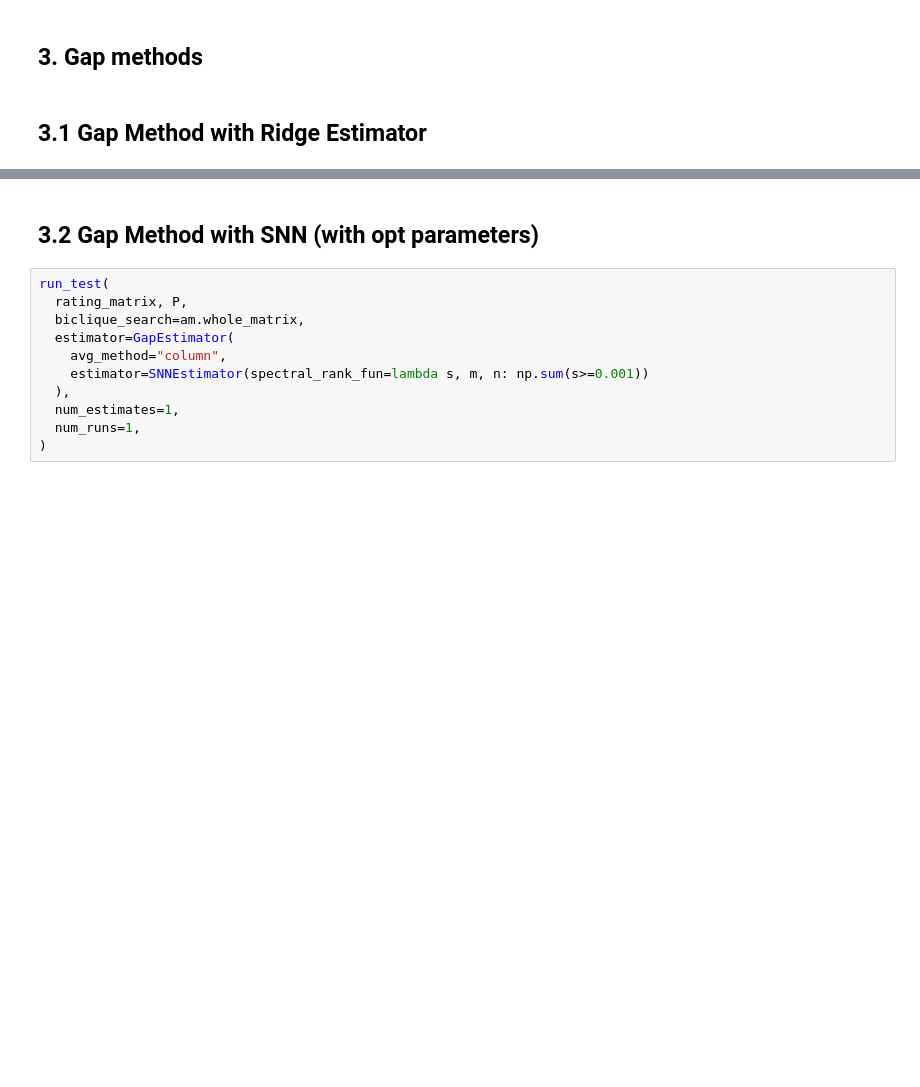
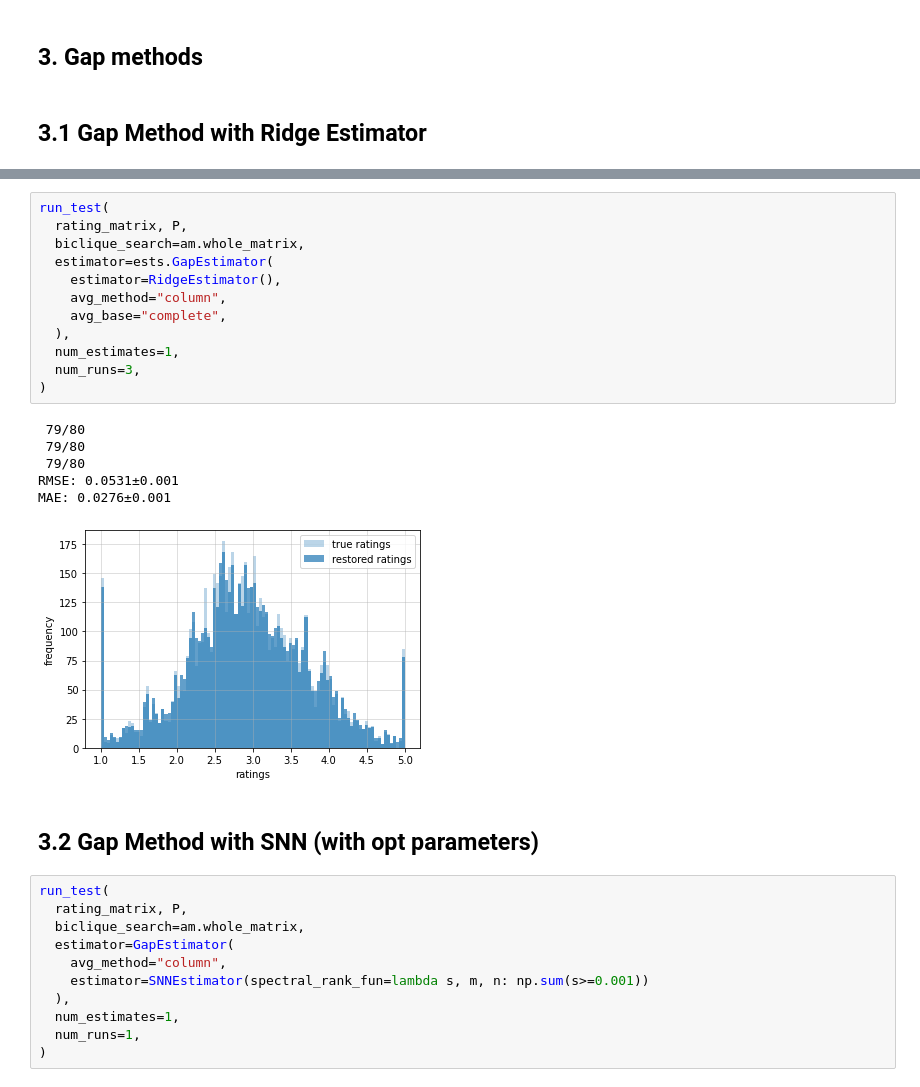
Before and after one commit to florianjuengermann/on-causal-matrix-completion, a Jupyter notebook: multi_anchors_test.ipynb, the cells around one changed output, grey strips where cells are left out. Drawn from its saved outputs; the diff is of its cells as text; blank space fills up the shorter version.

```diff
--- a/multi_anchors_test.ipynb
+++ b/multi_anchors_test.ipynb
@@ -125,3 +135,22 @@ MAE: 0.0380±0.000
+# %%
+run_test(
+  rating_matrix, P,
+  biclique_search=am.whole_matrix,
+  estimator=ests.GapEstimator(
+    estimator=RidgeEstimator(),
+    avg_method="column",
+    avg_base="complete",
+  ),
+  num_estimates=1,
+  num_runs=3,
+)
+# %% [output]
+ 79/80
+ 79/80
+ 79/80
+RMSE: 0.0531±0.001
+MAE: 0.0276±0.001
+[figure, added]
 # %% [markdown]
 ## 3.2 Gap Method with SNN (with opt parameters)
 # %%
```
Also changed, not shown: parts of 2 cells of this notebook, 3 other files.
